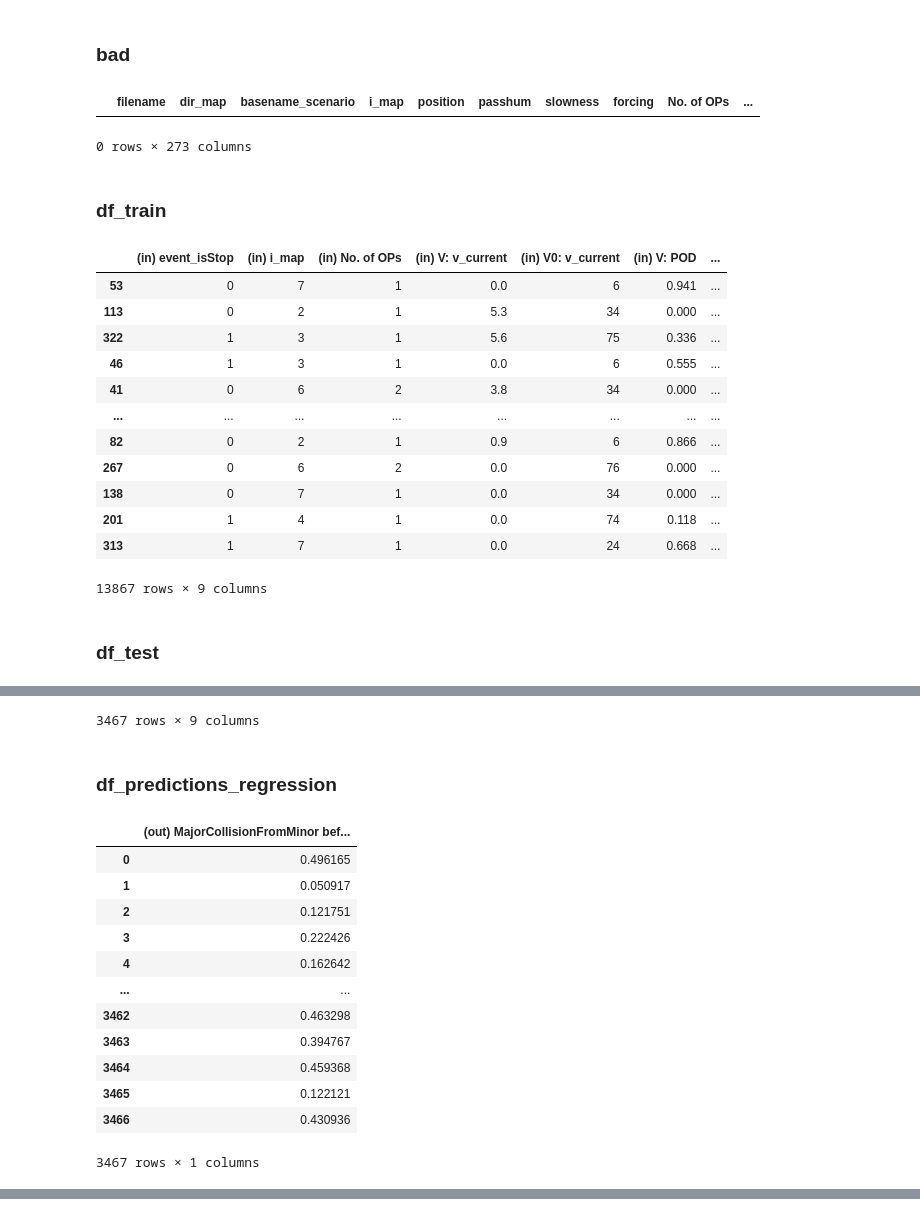
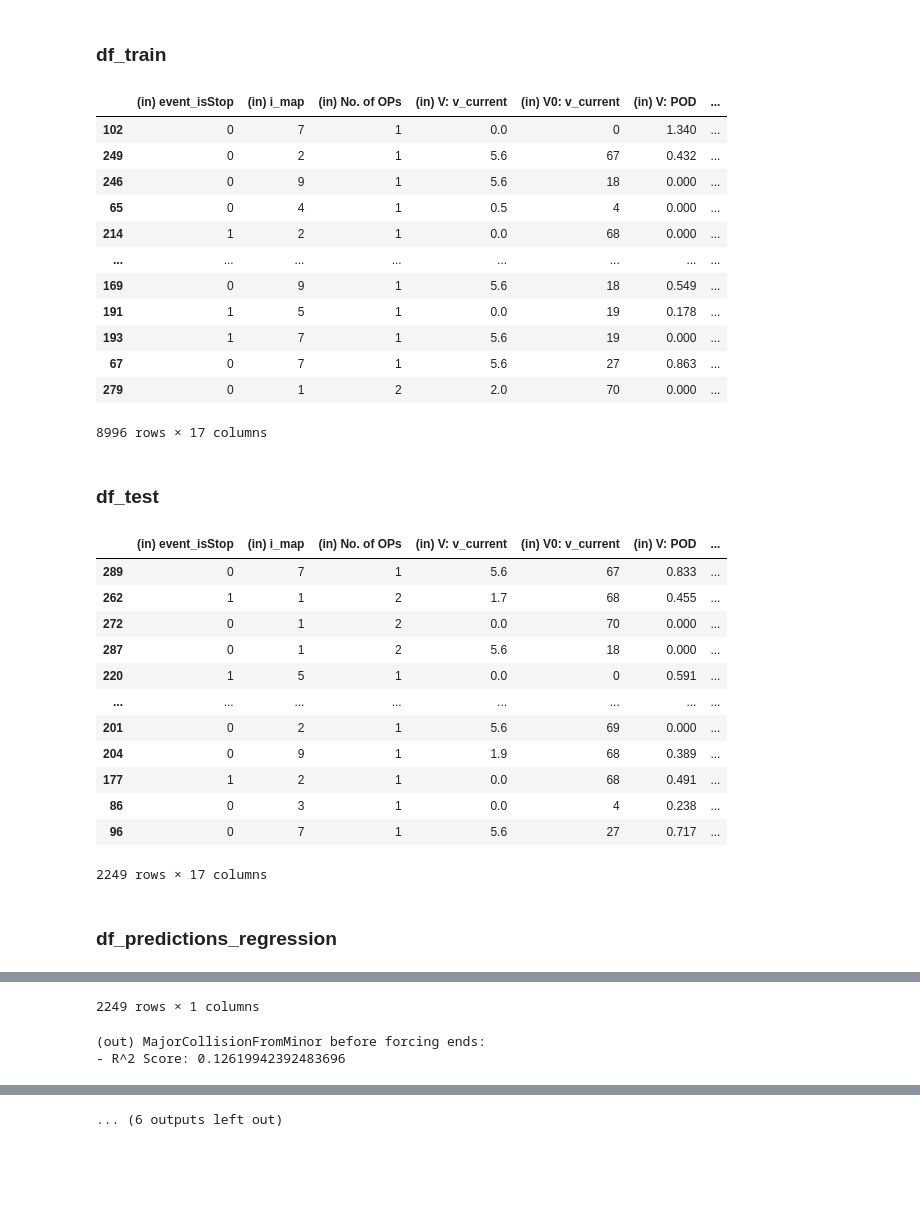
Before and after one commit to Olga-Mironenko/coordination_oru, a Jupyter notebook: scenario-analysis/dynmodel.ipynb, the cells around one changed output, grey strips where cells are left out. Cells and saved outputs as stored; diff of their text form; code cells hidden in the pictures; blank space fills up the shorter version.

Commit message:
dynmodel.py: added `POD C next 100`, etc. (and split the code into more stages to speed up processing)

```diff
--- a/scenario-analysis/dynmodel.ipynb
+++ b/scenario-analysis/dynmodel.ipynb
@@ -11,0 +28,4 @@ KeyboardInterrupt:
+# %%
+dynmodel = importlib.reload(dynmodel)
+df_started = dynmodel.prepare_forcing_reaction_started(df_all)
+df_started
@@ -12,22 +49,33 @@ KeyboardInterrupt:
 # %%
 dynmodel = importlib.reload(dynmodel)
-dynmodel.run_models(df_all)
+dynmodel.run_models(df_started)
 # %% [output]
-bad
+df_train
-|  | filename | dir_map | basename_scenario | i_map | position | passhum | slowness | forcing | No. of OPs | ... |
+|  | (in) event_isStop | (in) i_map | (in) No. of OPs | (in) V: v_current | (in) V0: v_current | (in) V: POD | ... |
+| 102 | 0 | 7 | 1 | 0.0 | 0 | 1.340 | ... |
+| 249 | 0 | 2 | 1 | 5.6 | 67 | 0.432 | ... |
+| 246 | 0 | 9 | 1 | 5.6 | 18 | 0.000 | ... |
+| 65 | 0 | 4 | 1 | 0.5 | 4 | 0.000 | ... |
+| 214 | 1 | 2 | 1 | 0.0 | 68 | 0.000 | ... |
+| ... | ... | ... | ... | ... | ... | ... | ... |
+| 169 | 0 | 9 | 1 | 5.6 | 18 | 0.549 | ... |
+| 191 | 1 | 5 | 1 | 0.0 | 19 | 0.178 | ... |
+| 193 | 1 | 7 | 1 | 5.6 | 19 | 0.000 | ... |
+| 67 | 0 | 7 | 1 | 5.6 | 27 | 0.863 | ... |
+| 279 | 0 | 1 | 2 | 2.0 | 70 | 0.000 | ... |
-0 rows × 273 columns
+8996 rows × 17 columns
-df_train
+df_test
 |  | (in) event_isStop | (in) i_map | (in) No. of OPs | (in) V: v_current | (in) V0: v_current | (in) V: POD | ... |
-| 53 | 0 | 7 | 1 | 0.0 | 6 | 0.941 | ... |
-| 113 | 0 | 2 | 1 | 5.3 | 34 | 0.000 | ... |
-| 322 | 1 | 3 | 1 | 5.6 | 75 | 0.336 | ... |
-| 46 | 1 | 3 | 1 | 0.0 | 6 | 0.555 | ... |
-| 41 | 0 | 6 | 2 | 3.8 | 34 | 0.000 | ... |
+| 289 | 0 | 7 | 1 | 5.6 | 67 | 0.833 | ... |
+| 262 | 1 | 1 | 2 | 1.7 | 68 | 0.455 | ... |
+| 272 | 0 | 1 | 2 | 0.0 | 70 | 0.000 | ... |
+| 287 | 0 | 1 | 2 | 5.6 | 18 | 0.000 | ... |
+| 220 | 1 | 5 | 1 | 0.0 | 0 | 0.591 | ... |
 | ... | ... | ... | ... | ... | ... | ... | ... |
-| 82 | 0 | 2 | 1 | 0.9 | 6 | 0.866 | ... |
-| 267 | 0 | 6 | 2 | 0.0 | 76 | 0.000 | ... |
-| 138 | 0 | 7 | 1 | 0.0 | 34 | 0.000 | ... |
-| 201 | 1 | 4 | 1 | 0.0 | 74 | 0.118 | ... |
-| 313 | 1 | 7 | 1 | 0.0 | 24 | 0.668 | ... |
+| 201 | 0 | 2 | 1 | 5.6 | 69 | 0.000 | ... |
+| 204 | 0 | 9 | 1 | 1.9 | 68 | 0.389 | ... |
+| 177 | 1 | 2 | 1 | 0.0 | 68 | 0.491 | ... |
+| 86 | 0 | 3 | 1 | 0.0 | 4 | 0.238 | ... |
+| 96 | 0 | 7 | 1 | 5.6 | 27 | 0.717 | ... |
-13867 rows × 9 columns
+2249 rows × 17 columns
-df_test
+df_predictions_regression
@@ -46,15 +94,3 @@ df_test
-3467 rows × 9 columns
+2249 rows × 1 columns
-df_predictions_regression
-|  | (out) MajorCollisionFromMinor bef... |
-| 0 | 0.496165 |
-| 1 | 0.050917 |
-| 2 | 0.121751 |
-| 3 | 0.222426 |
-| 4 | 0.162642 |
-| ... | ... |
-| 3462 | 0.463298 |
-| 3463 | 0.394767 |
-| 3464 | 0.459368 |
-| 3465 | 0.122121 |
-| 3466 | 0.430936 |
-3467 rows × 1 columns
+(out) MajorCollisionFromMinor before forcing ends:
+- R^2 Score: 0.12619942392483696
@@ -61,0 +115 @@ df_predictions_regression
+... (6 outputs left out)
```
Also changed, not shown: parts of 5 cells of this notebook, 3 other files.
